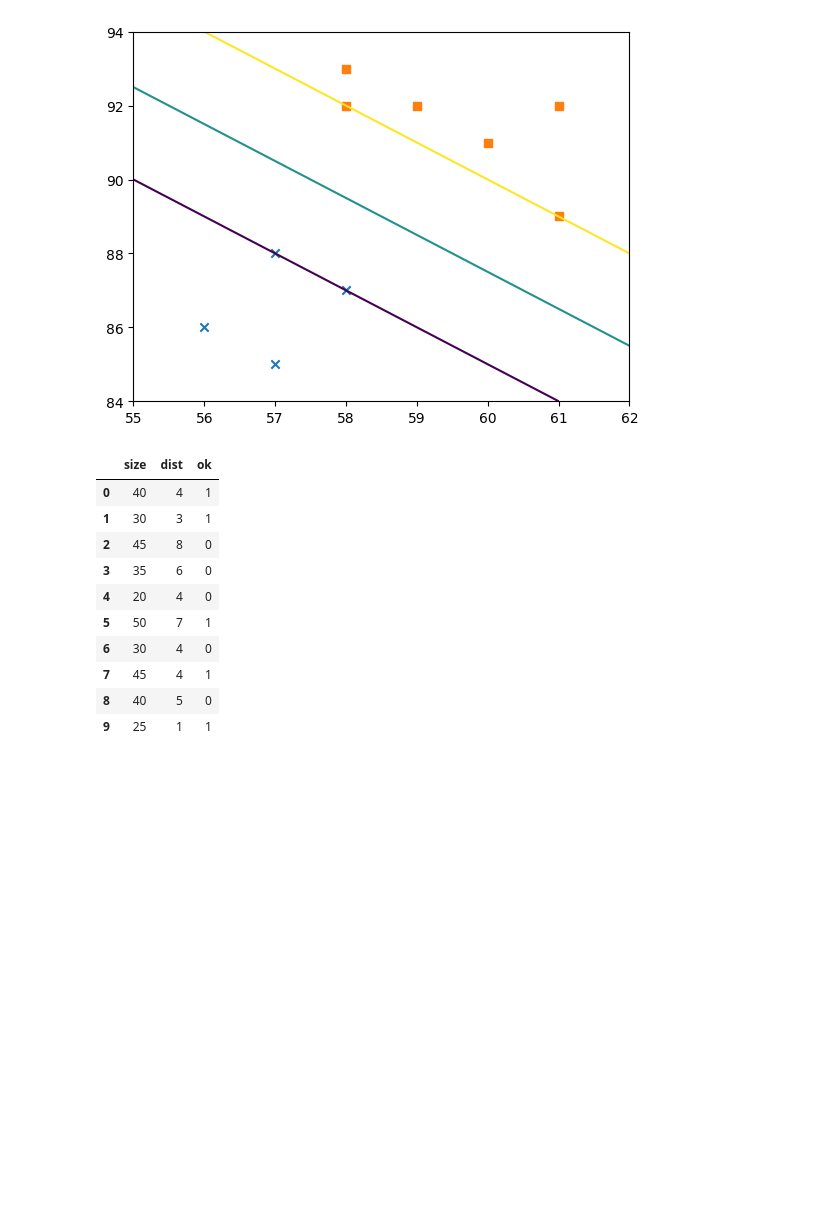
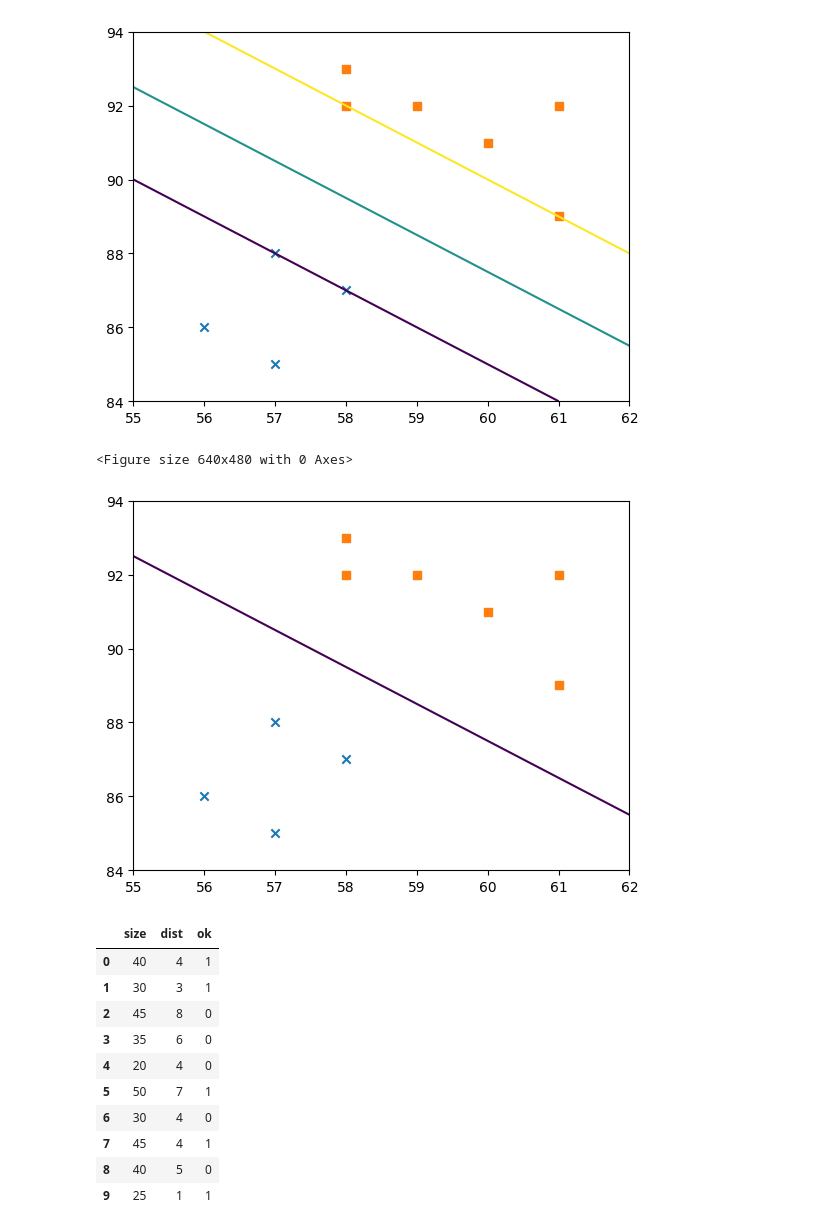
Before and after one commit to MalteScharf/MachineLearning, a Jupyter notebook: SupervisedLearning/SupportVectorMachines/SupportVectorMachines.ipynb, the cells around one changed output. Saved outputs shown, nothing was run; the diff lists cells and outputs as text; code cells hidden in the pictures; blank space fills up the shorter version.

```diff
--- a/SupervisedLearning/SupportVectorMachines/SupportVectorMachines.ipynb
+++ b/SupervisedLearning/SupportVectorMachines/SupportVectorMachines.ipynb
@@ -42,6 +42,15 @@ plt.show()
 # %% [output]
 <Figure size 640x480 with 0 Axes>
 [figure]
+# %%
+plt.figure()
+DecisionBoundaryDisplay.from_estimator(clf,X, plot_method="contour", levels =[0])
+plt.scatter(df[y==0]["diameter"],df[y==0]["weight"], marker='x')
+plt.scatter(df[y==1]["diameter"],df[y==1]["weight"], marker='s')
+plt.show()
+# %% [output]
+<Figure size 640x480 with 0 Axes>
+[figure, added]
 # %%
 # Soft margin SVM
 
```
Also changed, not shown: 8 other files.
